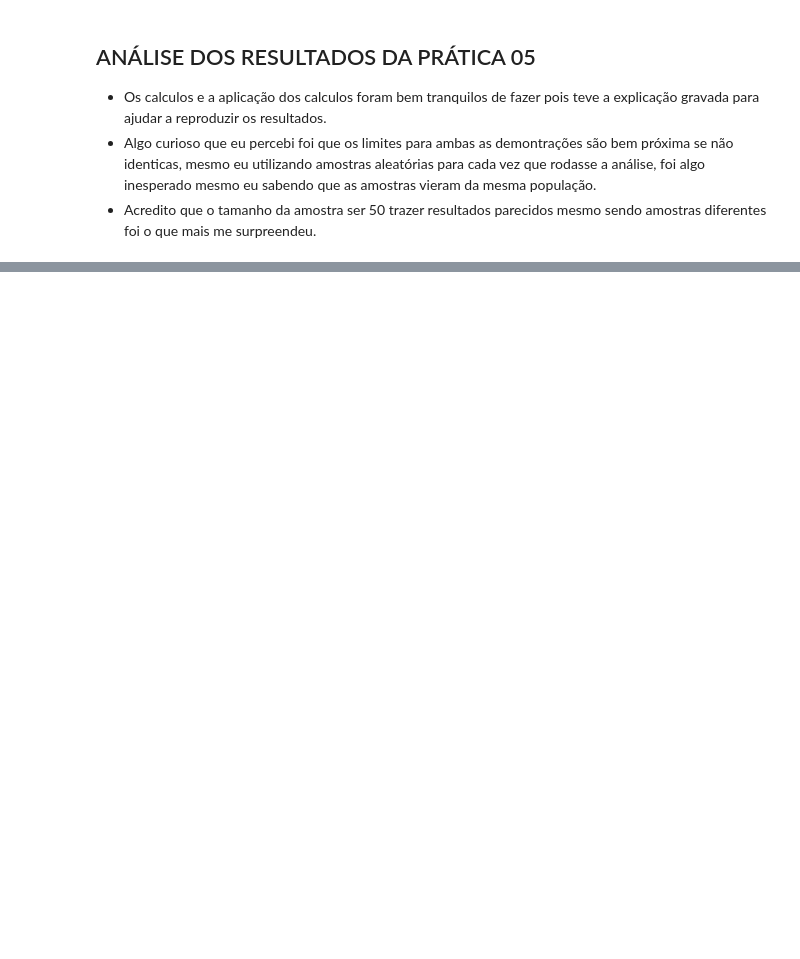
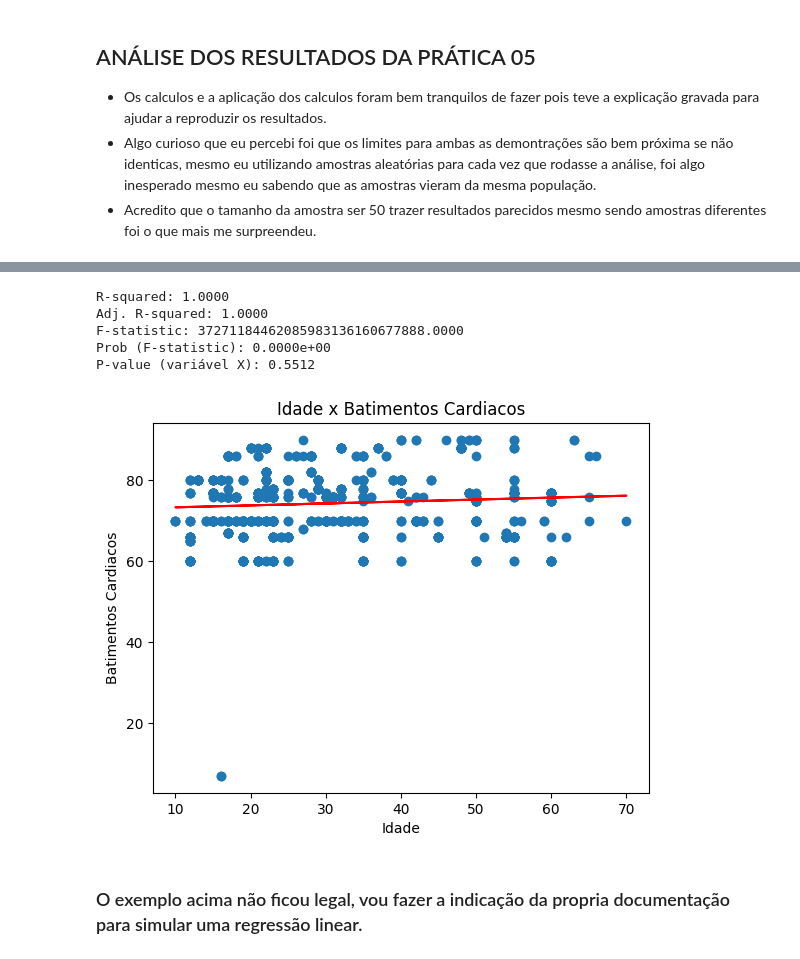
Before and after one commit to BryanYunche/Confidence-intervals_correlation_P-value_Claudomiro-Atividade-02, a Jupyter notebook: Atividade-02.ipynb, the cells around one changed output, grey strips where cells are left out. Saved outputs shown, nothing was run; the diff lists cells and outputs as text; code cells hidden in the pictures; blank space fills up the shorter version.

```diff
--- a/Atividade-02.ipynb
+++ b/Atividade-02.ipynb
@@ -696,0 +720,52 @@ Proporção de mulheres com batimentos acima de 85:  0.0
+# %%
+# Importando as bibliotecas do exemplo que eu tava estudando
+import pandas as pd
+from matplotlib import pyplot as plt
+from sklearn.datasets import make_regression
+from sklearn.linear_model import LinearRegression
+import statsmodels.api as sm
+
+
+x = idade.copy().to_frame() # Convertendo a Series 'idade' para DataFrame
+y = batimentos.copy()
+
+modelo = LinearRegression()
+modelo.fit(x, y)
+
+a_coeficiente = modelo.coef_[0] # Acessando o coeficiente para uma única feature
+b_coeficiente = modelo.intercept_
+
+# Não entendi muito bem como funciona essa parte do programa de coletar as estatisticas
+# estou apenas seguindo a literatura da documentação
+# X precisa ter uma coluna de constantes para o intercepto (o 'a' da fórmula)
+X_com_constante = sm.add_constant(X)
+
+# Treinando o modelo OLS (Ordinary Least Squares)
+modelo_sm = sm.OLS(y, X_com_constante).fit()
+
+# 3. Extraindo os valores específicos para os seus prints
+print(f"R-squared: {modelo_sm.rsquared:.4f}")
+print(f"Adj. R-squared: {modelo_sm.rsquared_adj:.4f}")
+print(f"F-statistic: {modelo_sm.fvalue:.4f}")
+print(f"Prob (F-statistic): {modelo_sm.f_pvalue:.4e}")
+
+# O P-value é calculado para cada variável (inclinação e intercepto)
+# Vamos pegar o p-value da sua variável principal (X)
+p_values = modelo_sm.pvalues
+print(f"P-value (variável X): {p_values[1]:.4f}")
+
+plt.scatter(x, y)
+plt.plot(x, a_coeficiente * x + b_coeficiente, color='red')
+plt.xlabel('Idade')
+plt.ylabel('Batimentos Cardiacos')
+plt.title('Idade x Batimentos Cardiacos')
+plt.show()
+# %% [output]
+R-squared: 1.0000
+Adj. R-squared: 1.0000
+F-statistic: 37271184462085983136160677888.0000
+Prob (F-statistic): 0.0000e+00
+P-value (variável X): 0.5512
+[figure, added]
+# %% [markdown]
+### O exemplo acima não ficou legal, vou fazer a indicação da propria documentação para simular uma regressão linear.
```
Also changed, not shown: parts of 6 cells of this notebook.
